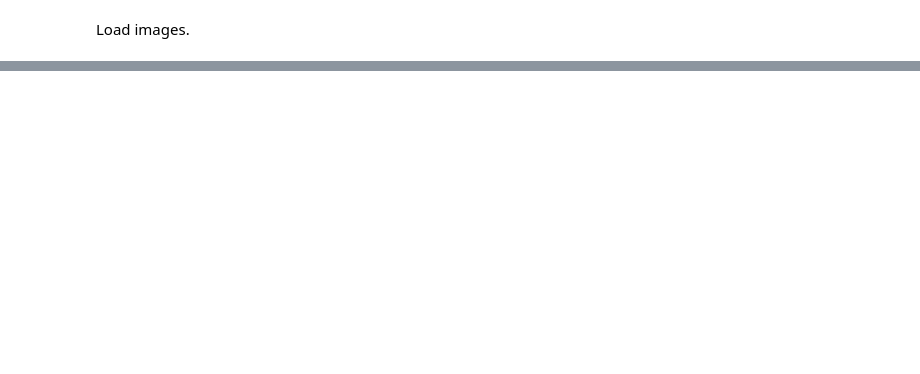
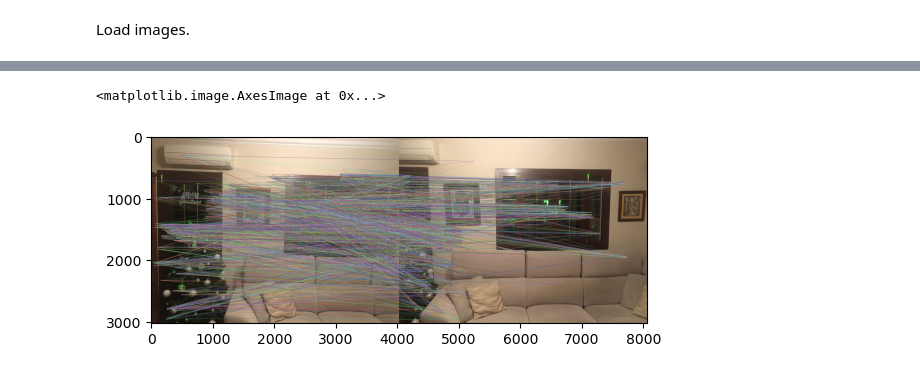
Before and after one commit to CristianComellas21/panoramic_view_creator, a Jupyter notebook: experimentation.ipynb, the cells around one changed output, grey strips where cells are left out. Saved outputs shown, nothing was run; the diff lists cells and outputs as text; code cells hidden in the pictures; blank space fills up the shorter version.

```diff
--- a/experimentation.ipynb
+++ b/experimentation.ipynb
@@ -50,0 +42,7 @@ NameError: name 'key_points' is not defined
+# %%
+# Plot good matches
+
+plt.imshow(cv2.drawMatchesKnn(images[0], result['key_points'][1], images[1], result['key_points'][0], result['matches'], None, flags=cv2.DrawMatchesFlags_NOT_DRAW_SINGLE_POINTS))
+# %% [output]
+<matplotlib.image.AxesImage at 0x...>
+[figure, added]
```
Also changed, not shown: parts of 7 cells of this notebook, 1 other file.
